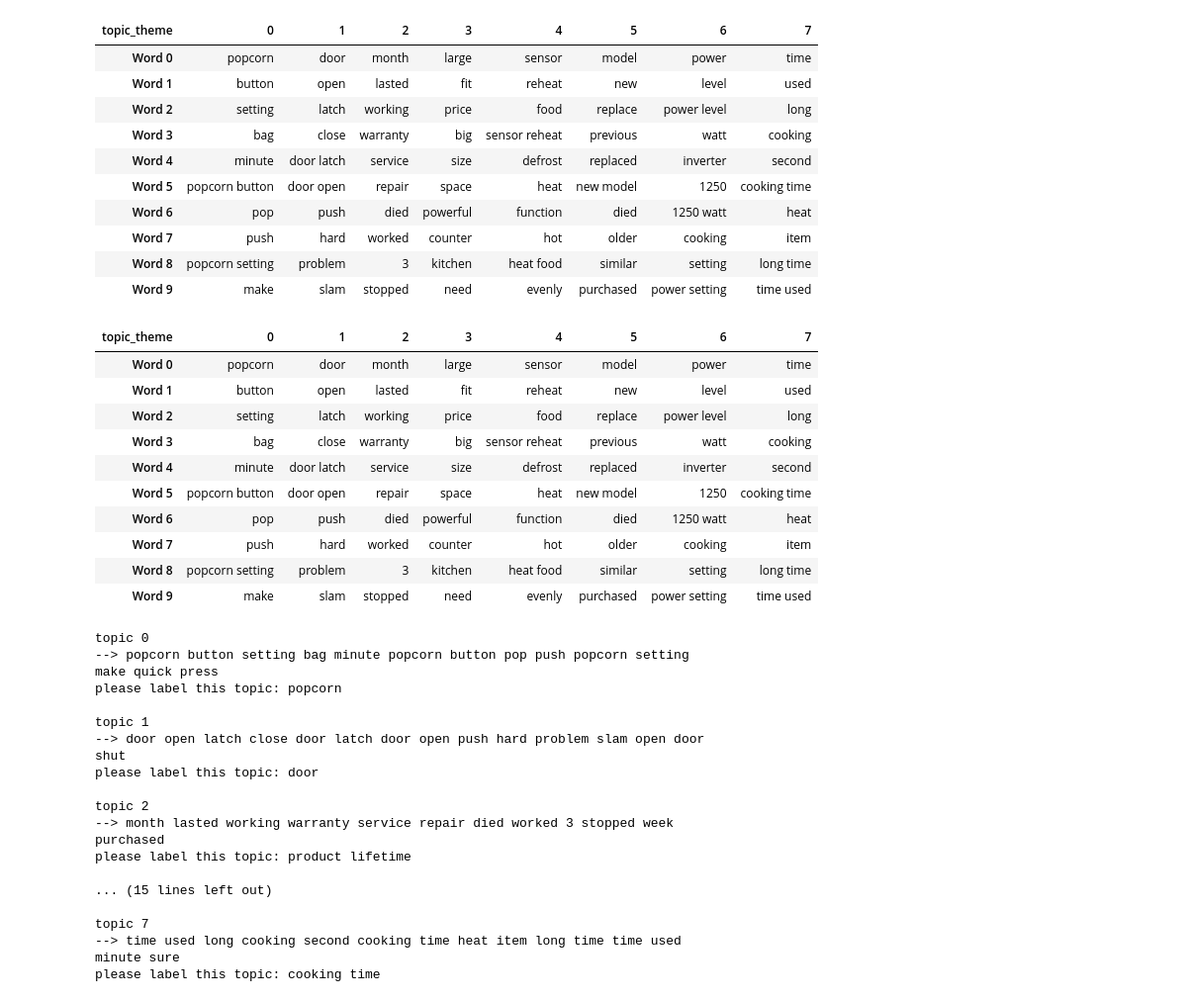
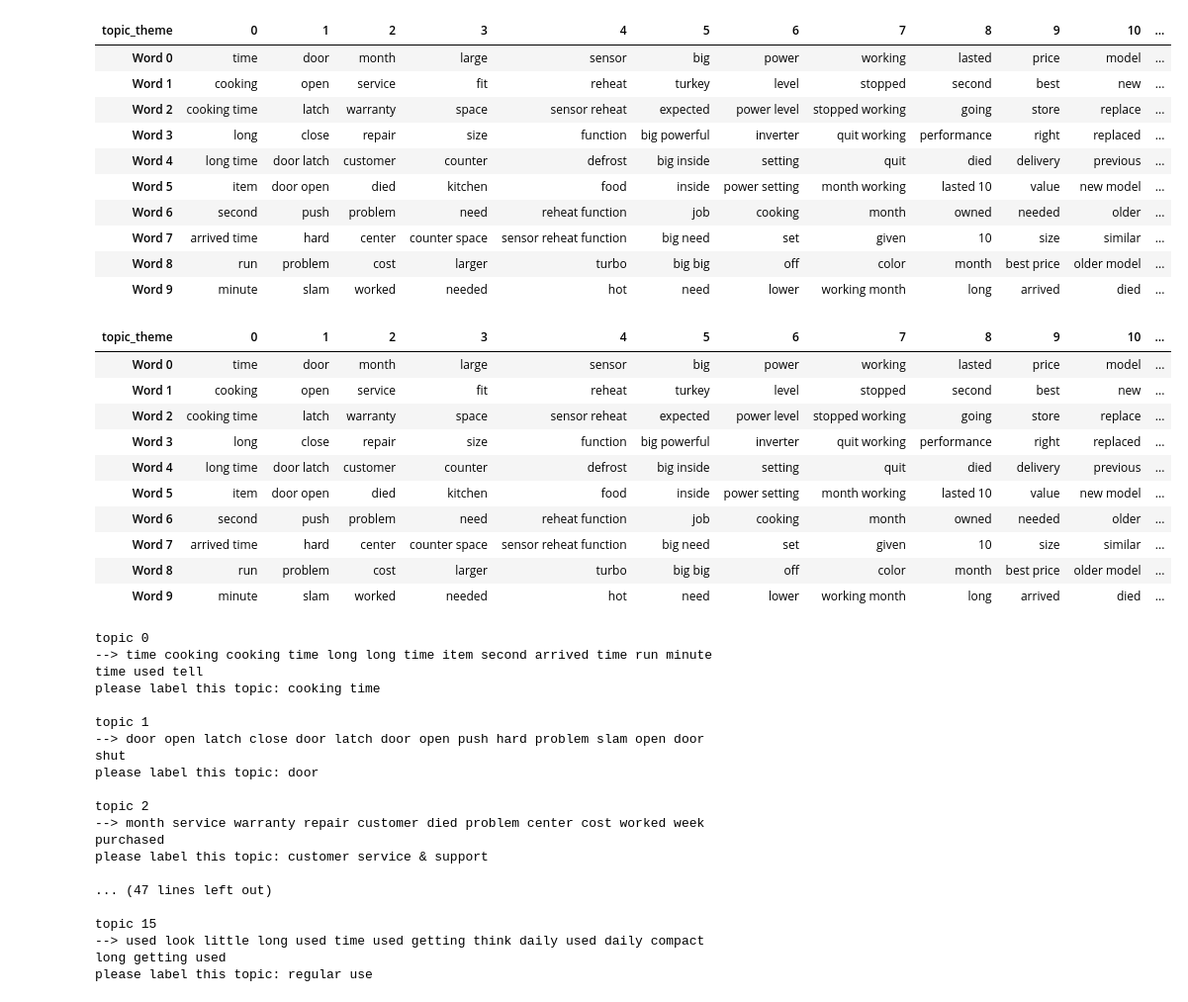
Before and after one commit to GrilledJeez/amazon_product_feature_analysis, a Jupyter notebook: modeling.ipynb, the cells around one changed output. Shown at 99% size. Saved outputs shown, nothing was run; the diff lists cells and outputs as text; code cells hidden in the pictures.

```diff
--- a/modeling.ipynb
+++ b/modeling.ipynb
@@ -42,7 +42,7 @@ def vectorize_this(max_features, min_df, max_df, ngram_max):
     X = vectorizer.fit_transform(X)
     return X, vectorizer
 # %%
-X, vectorizer = vectorize_this(10000, 4, .95, 3)
+X, vectorizer = vectorize_this(10000, 2, .9, 3)
 # %%
 def make_nmf(n_components, alpha, X):
     nmf = NMF(
@@ -134,19 +135,19 @@ def nmf_featurizer(max_features=10000, min_df=4, max_df=.8, ngram_max = 2, n_com
     df_topic_keywords.set_index('topic_theme', inplace=True)
     return df_topic_keywords.T
 # %%
-nmf_featurizer(max_df=.95, ngram_max=3, n_components=8)
+nmf_featurizer(max_df=.9, ngram_max=3, n_components=16)
 # %% [output]
-| topic_theme | 0 | 1 | 2 | 3 | 4 | 5 | 6 | 7 |
-| Word 0 | popcorn | door | month | large | sensor | model | power | time |
-| Word 1 | button | open | lasted | fit | reheat | new | level | used |
-| Word 2 | setting | latch | working | price | food | replace | power level | long |
-| Word 3 | bag | close | warranty | big | sensor reheat | previous | watt | cooking |
-| Word 4 | minute | door latch | service | size | defrost | replaced | inverter | second |
-| Word 5 | popcorn button | door open | repair | space | heat | new model | 1250 | cooking time |
-| Word 6 | pop | push | died | powerful | function | died | 1250 watt | heat |
-| Word 7 | push | hard | worked | counter | hot | older | cooking | item |
-| Word 8 | popcorn setting | problem | 3 | kitchen | heat food | similar | setting | long time |
-| Word 9 | make | slam | stopped | need | evenly | purchased | power setting | time used |
+| topic_theme | 0 | 1 | 2 | 3 | 4 | 5 | 6 | 7 | 8 | 9 | 10 | ... |
+| Word 0 | time | door | month | large | sensor | big | power | working | lasted | price | model | ... |
+| Word 1 | cooking | open | service | fit | reheat | turkey | level | stopped | second | best | new | ... |
+| Word 2 | cooking time | latch | warranty | space | sensor reheat | expected | power level | stopped working | going | store | replace | ... |
+| Word 3 | long | close | repair | size | function | big powerful | inverter | quit working | performance | right | replaced | ... |
+| Word 4 | long time | door latch | customer | counter | defrost | big inside | setting | quit | died | delivery | previous | ... |
+| Word 5 | item | door open | died | kitchen | food | inside | power setting | month working | lasted 10 | value | new model | ... |
+| Word 6 | second | push | problem | need | reheat function | job | cooking | month | owned | needed | older | ... |
+| Word 7 | arrived time | hard | center | counter space | sensor reheat function | big need | set | given | 10 | size | similar | ... |
+| Word 8 | run | problem | cost | larger | turbo | big big | off | color | month | best price | older model | ... |
+| Word 9 | minute | slam | worked | needed | hot | need | lower | working month | long | arrived | died | ... |
 # %%
 vocabulary = np.array(vectorizer.get_feature_names())
 # %%
@@ -166,37 +167,37 @@ def label_topics(H, vocabulary):
         print()
     return topic_labels
 # %%
-nmf_featurizer(max_df=.95, ngram_max=3, n_components=8)
+nmf_featurizer(max_df=.9, ngram_max=3, n_components=16)
 # %% [output]
-| topic_theme | 0 | 1 | 2 | 3 | 4 | 5 | 6 | 7 |
-| Word 0 | popcorn | door | month | large | sensor | model | power | time |
-| Word 1 | button | open | lasted | fit | reheat | new | level | used |
-| Word 2 | setting | latch | working | price | food | replace | power level | long |
-| Word 3 | bag | close | warranty | big | sensor reheat | previous | watt | cooking |
-| Word 4 | minute | door latch | service | size | defrost | replaced | inverter | second |
-| Word 5 | popcorn button | door open | repair | space | heat | new model | 1250 | cooking time |
-| Word 6 | pop | push | died | powerful | function | died | 1250 watt | heat |
-| Word 7 | push | hard | worked | counter | hot | older | cooking | item |
-| Word 8 | popcorn setting | problem | 3 | kitchen | heat food | similar | setting | long time |
-| Word 9 | make | slam | stopped | need | evenly | purchased | power setting | time used |
+| topic_theme | 0 | 1 | 2 | 3 | 4 | 5 | 6 | 7 | 8 | 9 | 10 | ... |
+| Word 0 | time | door | month | large | sensor | big | power | working | lasted | price | model | ... |
+| Word 1 | cooking | open | service | fit | reheat | turkey | level | stopped | second | best | new | ... |
+| Word 2 | cooking time | latch | warranty | space | sensor reheat | expected | power level | stopped working | going | store | replace | ... |
+| Word 3 | long | close | repair | size | function | big powerful | inverter | quit working | performance | right | replaced | ... |
+| Word 4 | long time | door latch | customer | counter | defrost | big inside | setting | quit | died | delivery | previous | ... |
+| Word 5 | item | door open | died | kitchen | food | inside | power setting | month working | lasted 10 | value | new model | ... |
+| Word 6 | second | push | problem | need | reheat function | job | cooking | month | owned | needed | older | ... |
+| Word 7 | arrived time | hard | center | counter space | sensor reheat function | big need | set | given | 10 | size | similar | ... |
+| Word 8 | run | problem | cost | larger | turbo | big big | off | color | month | best price | older model | ... |
+| Word 9 | minute | slam | worked | needed | hot | need | lower | working month | long | arrived | died | ... |
 # %%
 topic_labels = label_topics(H,vocabulary)
 # %% [output]
 topic 0
---> popcorn button setting bag minute popcorn button pop push popcorn setting make quick press
-please label this topic: popcorn
+--> time cooking cooking time long long time item second arrived time run minute time used tell
+please label this topic: cooking time
 
 topic 1
 --> door open latch close door latch door open push hard problem slam open door shut
 please label this topic: door
 
 topic 2
---> month lasted working warranty service repair died worked 3 stopped week purchased
-please label this topic: product lifetime
+--> month service warranty repair customer died problem center cost worked week purchased
+please label this topic: customer service & support
 
-... (15 lines left out)
+... (47 lines left out)
 
-topic 7
---> time used long cooking second cooking time heat item long time time used minute sure
-please label this topic: cooking time
+topic 15
+--> used look little long used time used getting think daily used daily compact long getting used
+please label this topic: regular use
 # %%
```
Also changed, not shown: parts of 17 cells of this notebook, 1 other file.
